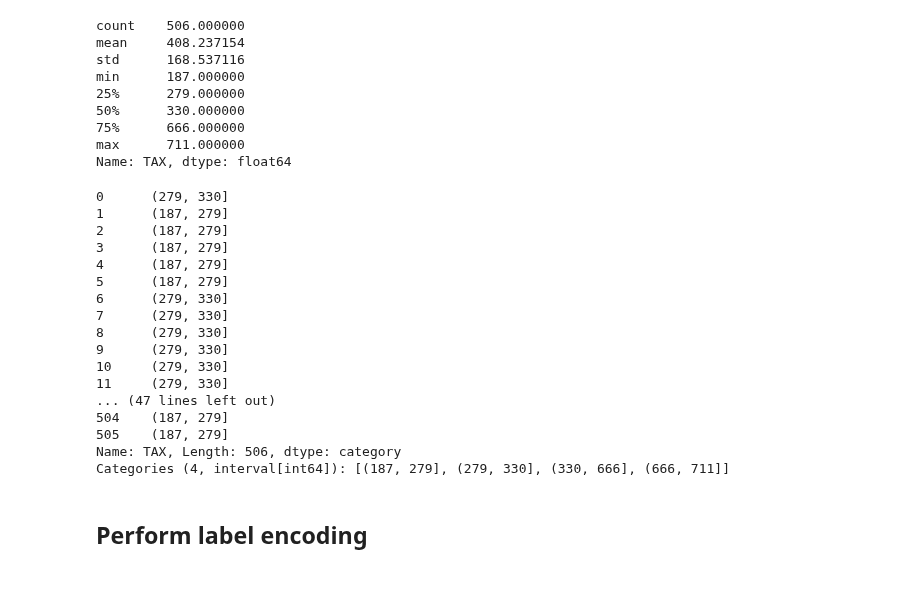
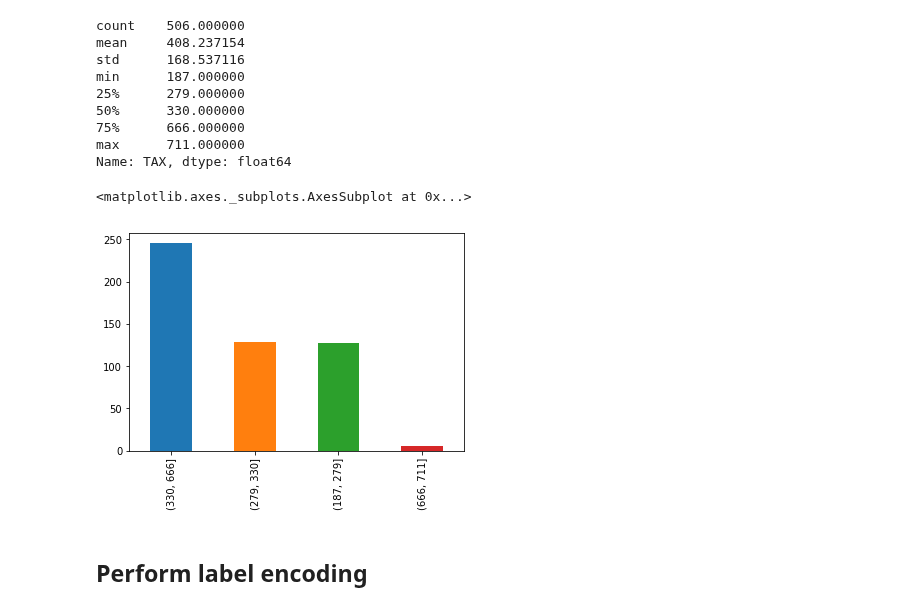
Before and after one commit to lnhdn/dsc-dealing-with-categorical-variables-lab-nyc-ds-career-042219, a Jupyter notebook: index.ipynb, the cells around one changed output. Drawn from its saved outputs; the diff is of its cells as text; code cells hidden in the pictures; blank space fills up the shorter version.

```diff
--- a/index.ipynb
+++ b/index.ipynb
@@ -238,26 +238,11 @@ Name: TAX, dtype: float64
 # %%
 bins_tax_value = [187, 279, 330, 666, 711]
 bins_tax = pd.cut(boston_df['TAX'], bins_tax_value)
 bins_tax = bins_tax.cat.as_unordered()
-bins_ta.value_counts().plot(kind='bar')
+bins_tax.value_counts().plot(kind='bar')
 # %% [output]
-0      (279, 330]
-1      (187, 279]
-2      (187, 279]
-3      (187, 279]
-4      (187, 279]
-5      (187, 279]
-6      (279, 330]
-7      (279, 330]
-8      (279, 330]
-9      (279, 330]
-10     (279, 330]
-11     (279, 330]
-... (47 lines left out)
-504    (187, 279]
-505    (187, 279]
-Name: TAX, Length: 506, dtype: category
-Categories (4, interval[int64]): [(187, 279], (279, 330], (330, 666], (666, 711]]
+<matplotlib.axes._subplots.AxesSubplot at 0x...>
+[figure, added]
 # %% [markdown]
 ## Perform label encoding
 # %%
```
